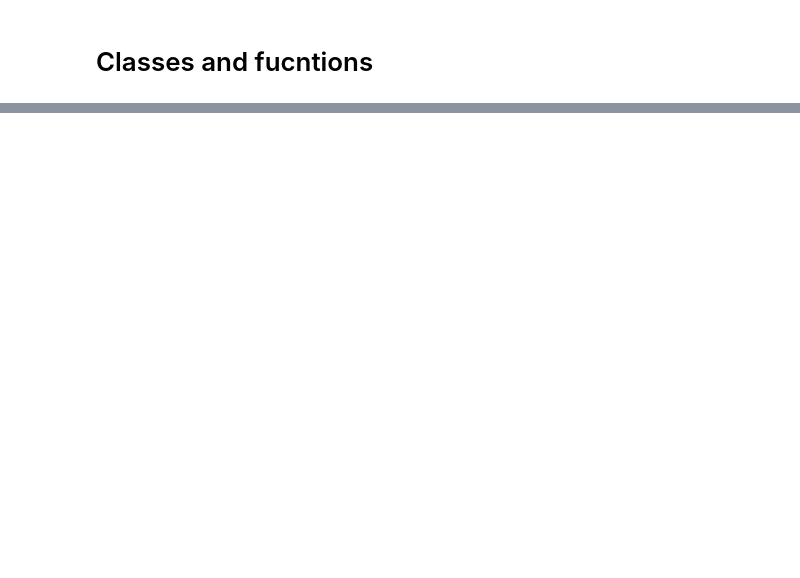
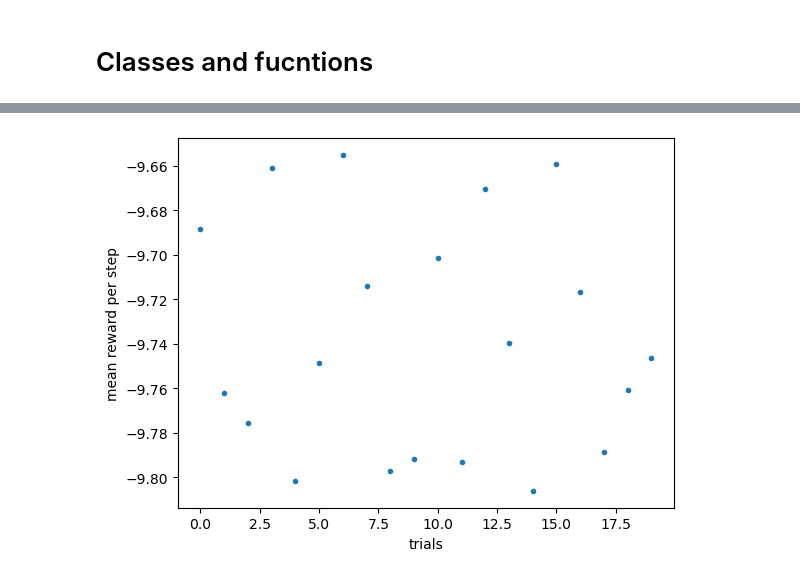
Before and after one commit to Nitin345614/ML4SC-Design-Assignment-G20, a Jupyter notebook: RL.ipynb, the cells around one changed output, grey strips where cells are left out. Drawn from its saved outputs; the diff is of its cells as text; code cells hidden in the pictures; blank space fills up the shorter version.

```diff
--- a/RL.ipynb
+++ b/RL.ipynb
@@ -27,9 +28,11 @@ env = gym_unbalanced_disk.UnbalancedDisk(dt=0.025, umax=3.) #alternative
 obs, info = env.reset()
 try:
     for i in range(200):
-        obs, reward, terminated, truncated, info = env.step(env.action_space.sample()) #random action
+        action = env.action_space.sample()
+        print(action)
+        obs, reward, terminated, truncated, info = env.step(action) #random action
         #print(obs, reward)
-        env.render()
+        #env.render()
         time.sleep(1/24)
         if terminated or truncated:
             obs = env.reset()
@@ -69,0 +190,70 @@ class Learner:
+# %%
+def rollout(actor_crit, env, N_rollout=10_000, sigma_u=1, deterministic=False, eval_mode=False, render=False, verbose=False):
+    #save the following (use .append)
+    Start_state = [] #hold an array of (x_t)
+    Actions = [] #hold an array of (u_t)
+    Rewards = [] #hold an array of (r_{t+1})
+    End_state = [] #hold an array of (x_{t+1})
+    Terminal = [] #hold an array of (terminal_{t+1})
+    #pi = lambda x: actor_crit.actor(torch.tensor(x[None,:],dtype=torch.float32))[0].numpy()
+
+    #if deterministic==False: pi = lambda x, sigma : actor_crit.actor(torch.tensor(x[None,:],dtype=torch.float32), sigma_u=sigma)[0].numpy()
+    #else: pi = lambda x: actor_crit.deterministic_actor(torch.tensor(x[None,:],dtype=torch.float32))[0].numpy()
+    #pi = numpy_wrapper(actor_crit.actor)
+
+    with torch.no_grad():
+        obs, info = env.reset()
+        rewards_acc = 0
+        for i in (range(N_rollout)):
+            #action = np.random.choice(env.action_space.n,p=pi(obs))
+            #action = actor_crit.actor(state, sigma_u=sigma_u, deterministic=deterministic)
+
+            #For now
+            state = obs
+
+
+            action = actor_crit.pi_p(state, sigma_u)
+
+            if verbose: print(state, action)
+
+            Start_state.append(obs)
+            Actions.append(action)
+
+            obs_next, reward, terminated, truncated, info = env.step(action)
+            lagrangian_reward = reward_custom(obs)
+            rewards_acc += lagrangian_reward
+
+            if render: env.render()
+
+            Terminal.append(terminated)
+            Rewards.append(lagrangian_reward) #Rewards.append(reward)
+            End_state.append(obs_next)
+
+            if terminated or truncated:
+                obs, info = env.reset()
+            else:
+                obs = obs_next
+
+    #error checking:
+    assert len(Start_state)==len(Actions)==len(Rewards)==len(End_state)==len(Terminal), f'error in lengths: {len(Start_state)}=={len(Actions)}=={len(Rewards)}=={len(End_state)}=={len(Terminal)}'
+    if eval_mode==False: return np.array(Start_state), np.array(Actions), np.array(Rewards)/N_rollout, np.array(End_state), np.array(Terminal).astype(int)
+    else: return rewards_acc/N_rollout
+
+# env = gym.make('CartPole-v1')
+actor_crit = ActorCritic()
+
+Start_state, Actions, Rewards, End_state, Terminal = rollout(actor_crit,env,N_rollout=20, sigma_u=1, eval_mode=False, render=False)
+print(f'Start_state={Start_state}')
+print(f'Actions={Actions}')
+print(f'Rewards={Rewards}')
+print(f'End_state={End_state}')
+print(f'Terminal={Terminal}')
+plt.plot([rollout(actor_crit,env,N_rollout=20, sigma_u=1, eval_mode=True, render=True) for i in tqdm(range(20))],'.')
+plt.xlabel("trials")
+plt.ylabel("mean reward per step")
+
+env.close()
+plt.show()
+#show(actor_crit,env)
+#rollout(actor_crit,env,N_rollout=20, sigma_u=1, eval_mode=False, render=True)
+# %% [output]
@@ -70 +277,2 @@ class Learner:
+[figure, added]
 # %%
```
Also changed, not shown: parts of 5 cells of this notebook, 1 other file.
